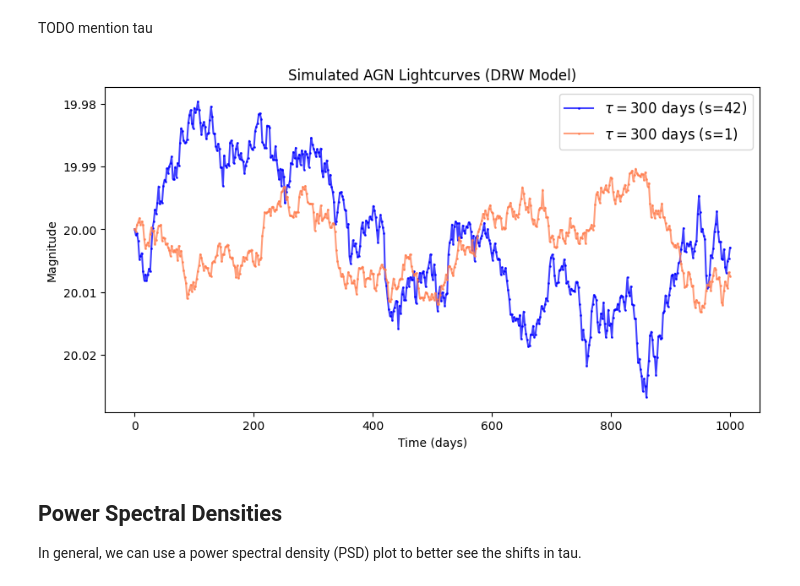
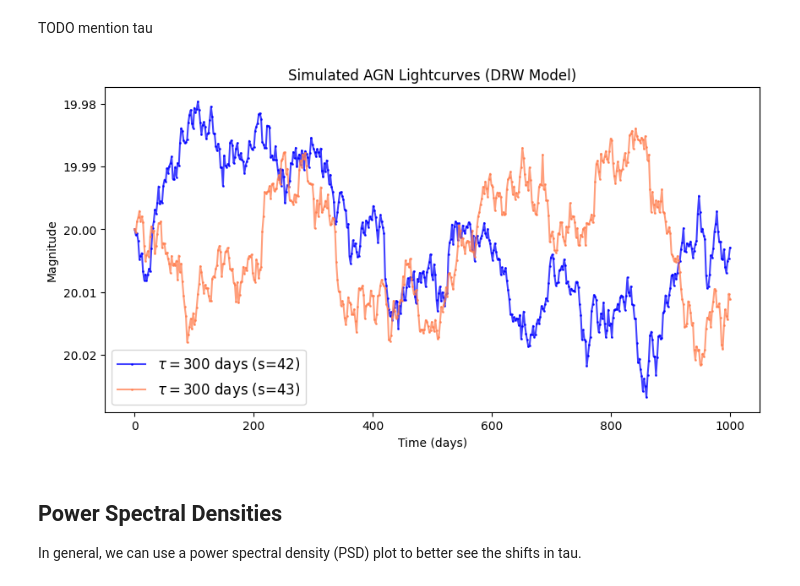
Before and after one commit to lsst-sitcom/linccf, a Jupyter notebook: agn_variability/02-Understanding SFs.ipynb, the cells around one changed output. Cells and saved outputs as stored; diff of their text form; code cells hidden in the pictures.

Commit message:
Update legend

```diff
--- a/agn_variability/02-Understanding SFs.ipynb
+++ b/agn_variability/02-Understanding SFs.ipynb
@@ -81,16 +81,16 @@ TODO mention tau
 # %%
 # Plot the simulated AGN lightcurves, maintaining tau but with different seeds
 plt.figure(figsize=(10, 5))
 plt.plot(time, lightcurve_low_tau, marker='o', markersize=1, linestyle='-', color='blue', alpha=0.75, label=r"$\tau = 300$ days (s=42)")
-plt.plot(time, lightcurve_new_seed, marker='o', markersize=1, linestyle='-', color='coral', alpha=0.75, label=r"$\tau = 300$ days (s=1)")
+plt.plot(time, lightcurve_new_seed, marker='o', markersize=1, linestyle='-', color='coral', alpha=0.75, label=r"$\tau = 300$ days (s=43)")
 plt.xlabel("Time (days)")
 plt.ylabel("Magnitude")
 plt.title("Simulated AGN Lightcurves (DRW Model)")
 plt.gca().invert_yaxis()  # Invert y-axis since magnitudes decrease for brighter objects
 plt.legend(loc="best", fontsize=12, frameon=True)
 plt.show()
 # %% [output]
-[figure, old version]
+[figure, new version]
 # %% [markdown]
 ## Power Spectral Densities
 
```
Also changed, not shown: parts of 2 cells of this notebook.
